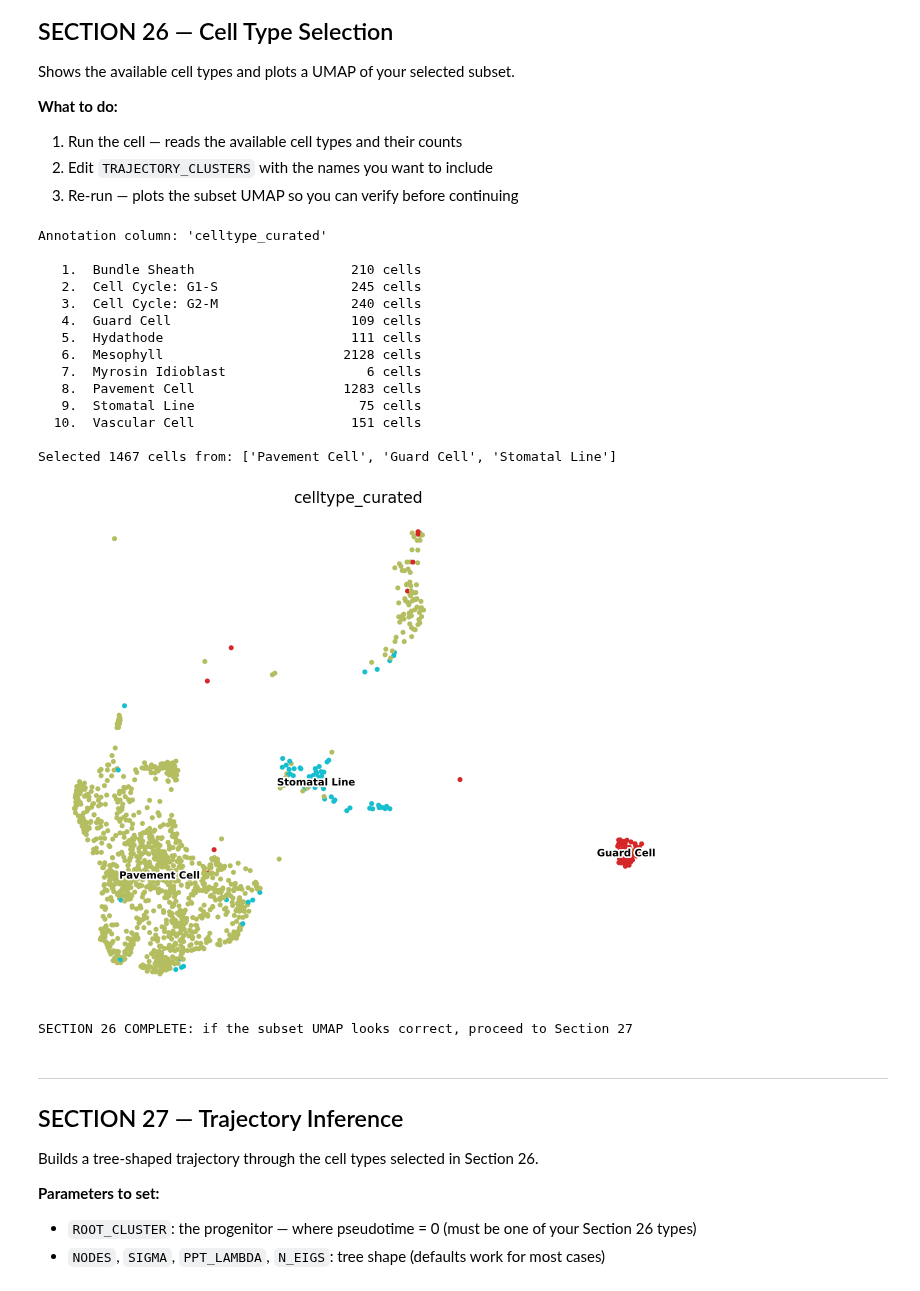
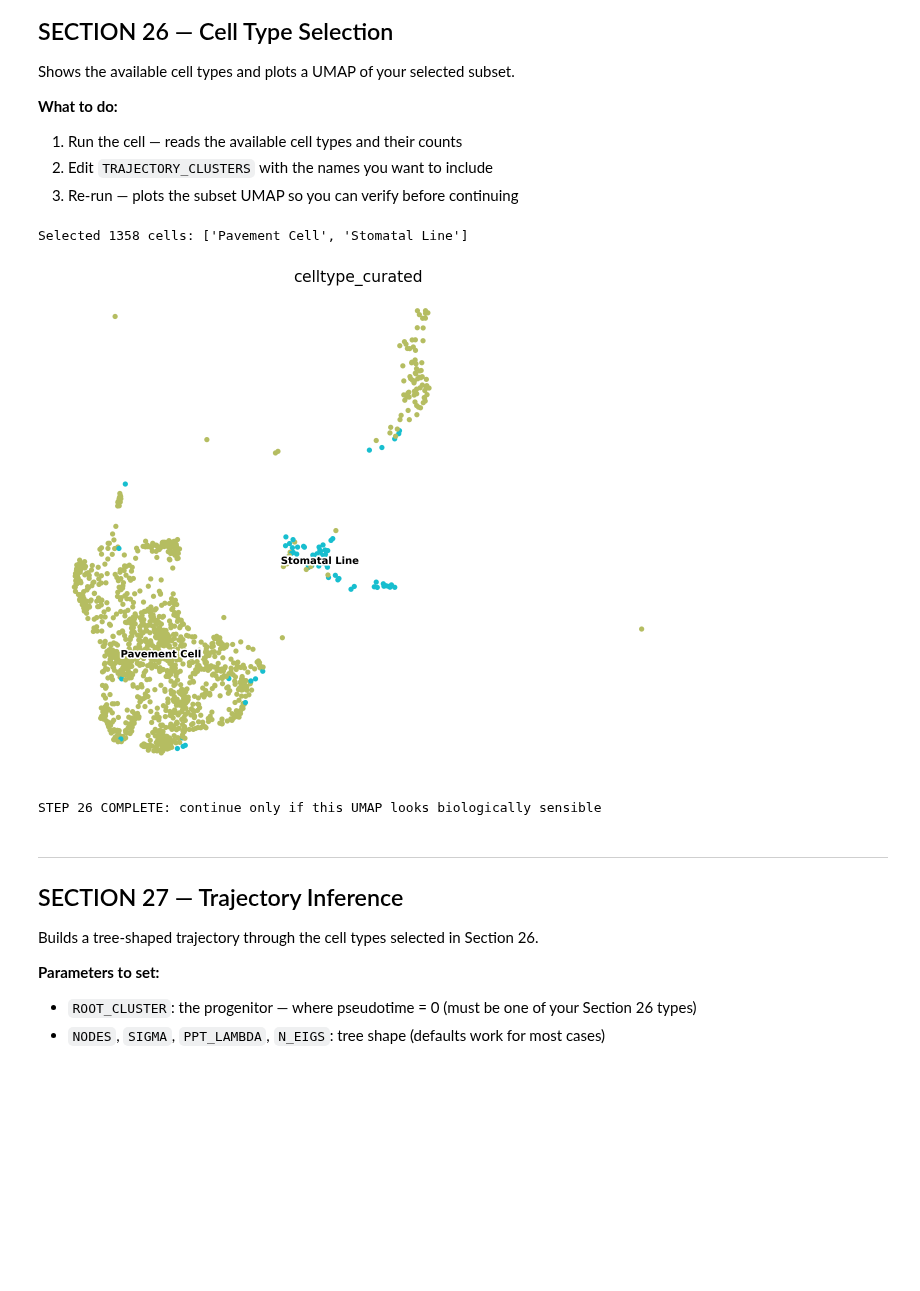
Before and after one commit to cliford2001/ScRNASeq-Docker, a Jupyter notebook: workflow/capitulo3_pseudotime.ipynb, the cells around one changed output. Cells and saved outputs as stored; diff of their text form; code cells hidden in the pictures; blank space fills up the shorter version.

```diff
--- a/workflow/capitulo3_pseudotime.ipynb
+++ b/workflow/capitulo3_pseudotime.ipynb
@@ -104,58 +82,21 @@ Shows the available cell types and plots a UMAP of your selected subset.
 2. Edit `TRAJECTORY_CLUSTERS` with the names you want to include
 3. Re-run — plots the subset UMAP so you can verify before continuing
 # %%
-# ── Available cell types in the selected annotation column ───────────────────
-print(f"Annotation column: '{ANNOTATION_COL}'")
-print()
-counts = adata.obs[ANNOTATION_COL].value_counts()
-for i, ct in enumerate(sorted(adata.obs[ANNOTATION_COL].unique().tolist()), 1):
-    print(f"  {i:2d}.  {ct:<30s} {counts[ct]:>5d} cells")
-print()
+# STEP 26 — Choose cell types for trajectory
+# Copy names exactly from the Step 25 list.
 
-# ┌─ PARAMETERS ────────────────────────────────────────────────────────────────
-#   TRAJECTORY_CLUSTERS : cell types to include — copy names exactly from above
-# └────────────────────────────────────────────────────────────────────────────
-TRAJECTORY_CLUSTERS = ["Pavement Cell", "Guard Cell", "Stomatal Line"]  # edit
+TRAJECTORY_CLUSTERS = ["Pavement Cell", "Stomatal Line"]
 
-# Subset and plot to verify
-adata_sub = adata[adata.obs[ANNOTATION_COL].isin(TRAJECTORY_CLUSTERS)].copy()
-print(f"Selected {len(adata_sub)} cells from: {TRAJECTORY_CLUSTERS}")
-
-fig = sc.pl.umap(
-    adata_sub,
-    color              = ANNOTATION_COL,
-    legend_loc         = "on data",
-    legend_fontsize    = 9,
-    legend_fontoutline = 3,
-    frameon            = False,
-    show               = False,
-    return_fig         = True,
+adata_sub = preview_trajectory_selection(
+    adata          = adata,
+    clusters       = TRAJECTORY_CLUSTERS,
+    annotation_col = ANNOTATION_COL,
+    dir_pseudotime = dir_pseudotime,
 )
-fig.savefig(
-    os.path.join(dir_pseudotime, "umap_selection.png"),
-    dpi=300,
-    bbox_inches="tight",
-)
-plt.show()
-plt.close(fig)
-print("\nSECTION 26 COMPLETE: if the subset UMAP looks correct, proceed to Section 27")
 # %% [output]
-Annotation column: 'celltype_curated'
-
-   1.  Bundle Sheath                    210 cells
-   2.  Cell Cycle: G1-S                 245 cells
-   3.  Cell Cycle: G2-M                 240 cells
-   4.  Guard Cell                       109 cells
-   5.  Hydathode                        111 cells
-   6.  Mesophyll                       2128 cells
-   7.  Myrosin Idioblast                  6 cells
-   8.  Pavement Cell                   1283 cells
-   9.  Stomatal Line                     75 cells
-  10.  Vascular Cell                    151 cells
-
-Selected 1467 cells from: ['Pavement Cell', 'Guard Cell', 'Stomatal Line']
+Selected 1358 cells: ['Pavement Cell', 'Stomatal Line']
-[figure, old version]
+[figure, new version]
-SECTION 26 COMPLETE: if the subset UMAP looks correct, proceed to Section 27
+STEP 26 COMPLETE: continue only if this UMAP looks biologically sensible
 # %% [markdown]
 ---
 ## SECTION 27 — Trajectory Inference
```
Also changed, not shown: parts of 15 cells of this notebook, 2 other files.
